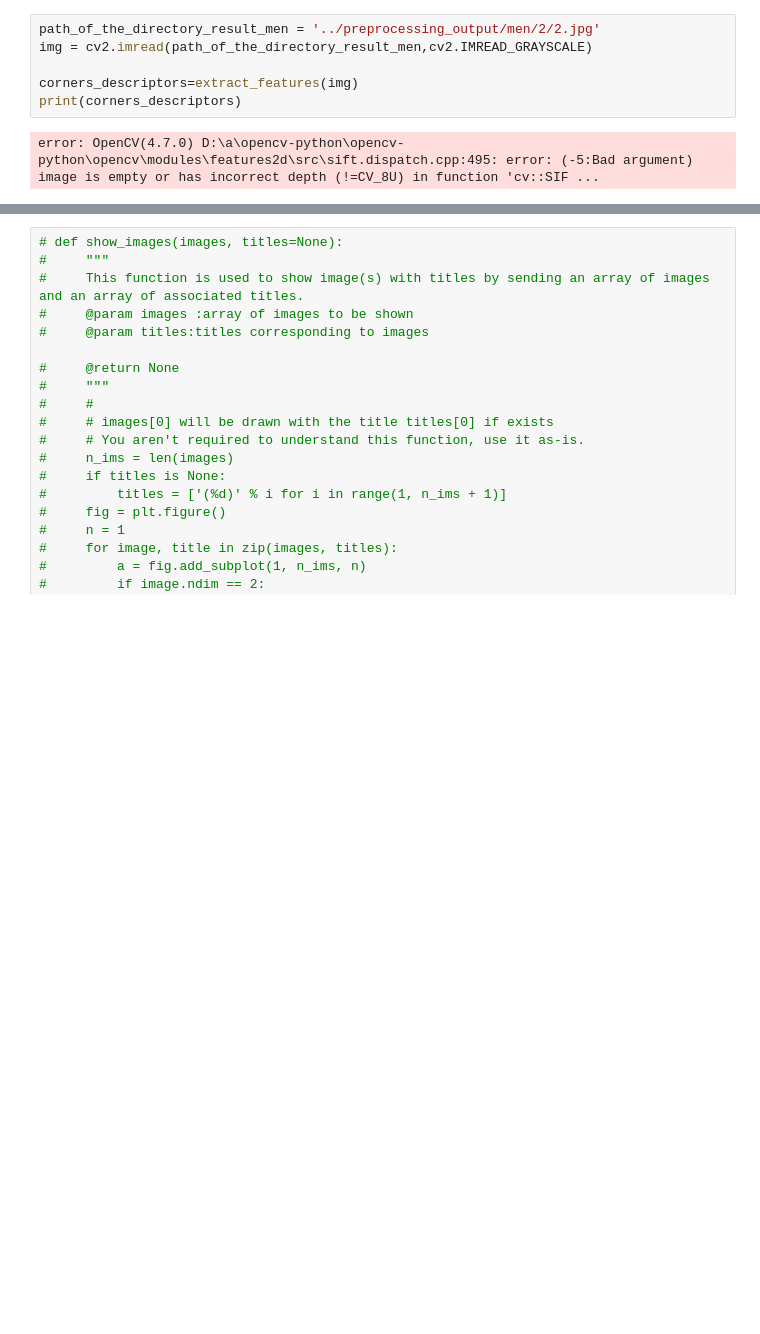
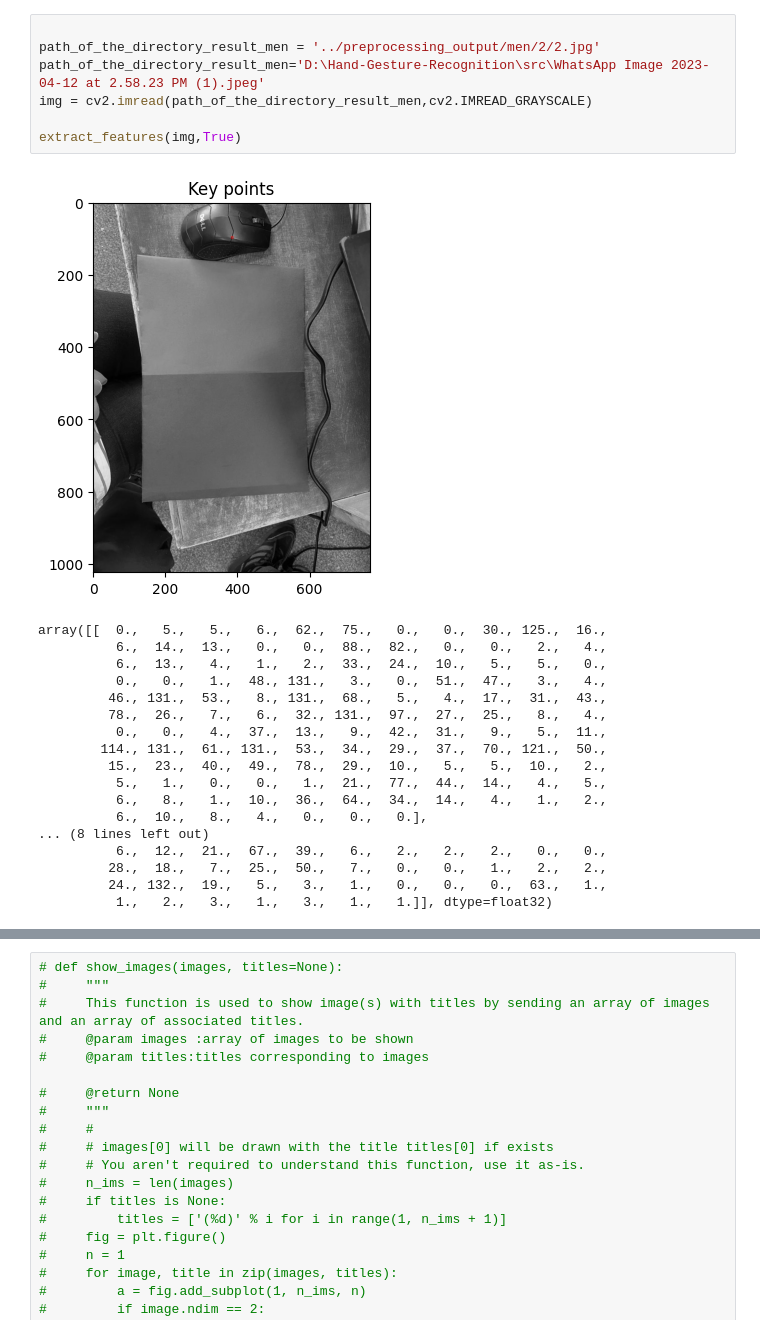
Before and after one commit to BasmaElhoseny01/Hand-Gesture-Recognition, a Jupyter notebook: src/feature_extraction.ipynb, the cells around one changed output, grey strips where cells are left out. Saved outputs shown, nothing was run; the diff lists cells and outputs as text; blank space fills up the shorter version.

```diff
--- a/src/feature_extraction.ipynb
+++ b/src/feature_extraction.ipynb
@@ -6,8 +9,26 @@ from feature_extraction import extract_features
 # %%
+
 path_of_the_directory_result_men = '../preprocessing_output/men/2/2.jpg'
+path_of_the_directory_result_men='D:\Hand-Gesture-Recognition\src\WhatsApp Image 2023-04-12 at 2.58.23 PM (1).jpeg'
 img = cv2.imread(path_of_the_directory_result_men,cv2.IMREAD_GRAYSCALE)
 
-corners_descriptors=extract_features(img)
-print(corners_descriptors)
+extract_features(img,True)
 # %% [output]
+[figure, added]
-error: OpenCV(4.7.0) D:\a\opencv-python\opencv-python\opencv\modules\features2d\src\sift.dispatch.cpp:495: error: (-5:Bad argument) image is empty or has incorrect depth (!=CV_8U) in function 'cv::SIF ...
+array([[  0.,   5.,   5.,   6.,  62.,  75.,   0.,   0.,  30., 125.,  16.,
+          6.,  14.,  13.,   0.,   0.,  88.,  82.,   0.,   0.,   2.,   4.,
+          6.,  13.,   4.,   1.,   2.,  33.,  24.,  10.,   5.,   5.,   0.,
+          0.,   0.,   1.,  48., 131.,   3.,   0.,  51.,  47.,   3.,   4.,
+         46., 131.,  53.,   8., 131.,  68.,   5.,   4.,  17.,  31.,  43.,
+         78.,  26.,   7.,   6.,  32., 131.,  97.,  27.,  25.,   8.,   4.,
+          0.,   0.,   4.,  37.,  13.,   9.,  42.,  31.,   9.,   5.,  11.,
+        114., 131.,  61., 131.,  53.,  34.,  29.,  37.,  70., 121.,  50.,
+         15.,  23.,  40.,  49.,  78.,  29.,  10.,   5.,   5.,  10.,   2.,
+          5.,   1.,   0.,   0.,   1.,  21.,  77.,  44.,  14.,   4.,   5.,
+          6.,   8.,   1.,  10.,  36.,  64.,  34.,  14.,   4.,   1.,   2.,
+          6.,  10.,   8.,   4.,   0.,   0.,   0.],
+... (8 lines left out)
+          6.,  12.,  21.,  67.,  39.,   6.,   2.,   2.,   2.,   0.,   0.,
+         28.,  18.,   7.,  25.,  50.,   7.,   0.,   0.,   1.,   2.,   2.,
+         24., 132.,  19.,   5.,   3.,   1.,   0.,   0.,   0.,  63.,   1.,
+          1.,   2.,   3.,   1.,   3.,   1.,   1.]], dtype=float32)
```
Also changed, not shown: parts of 3 cells of this notebook, 2 other files.
